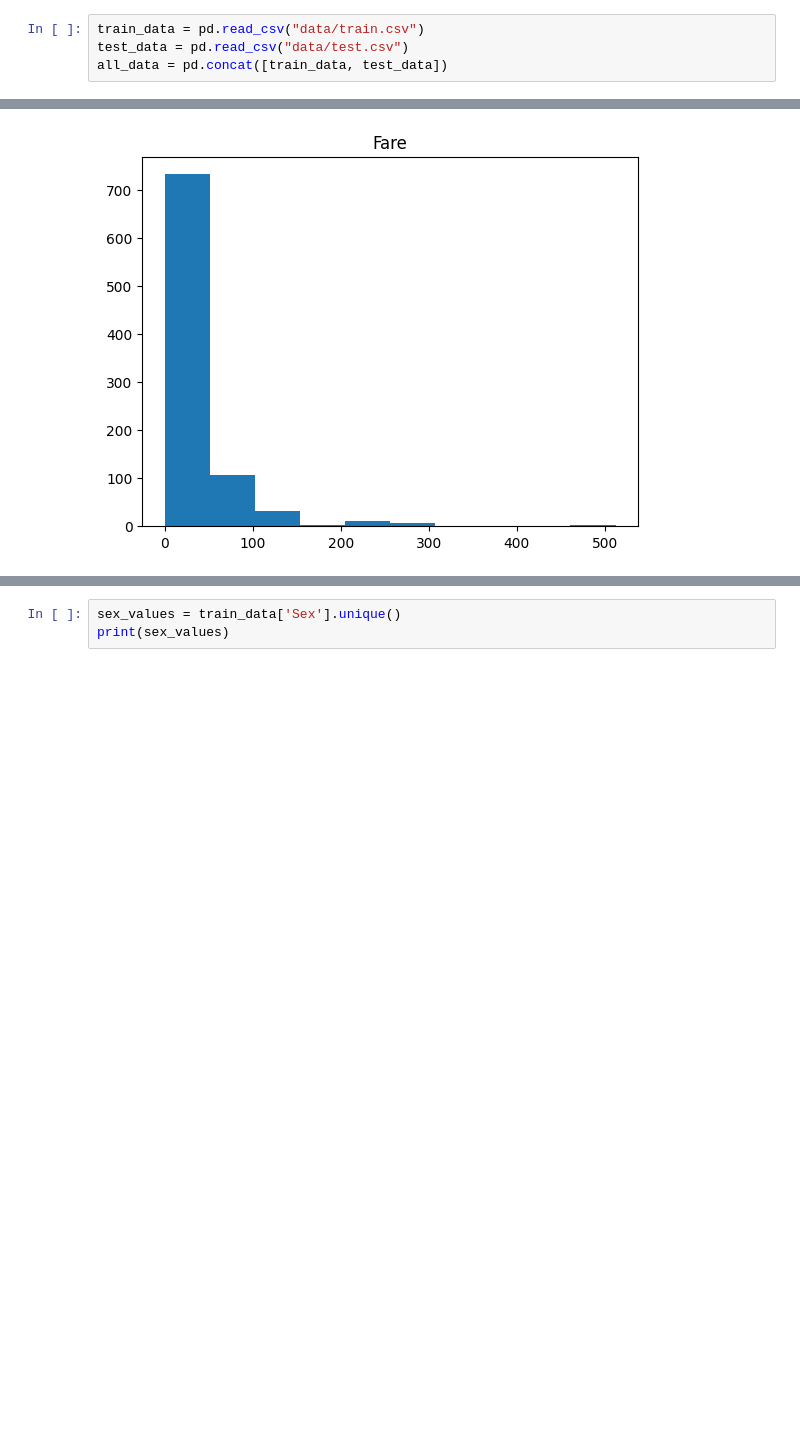
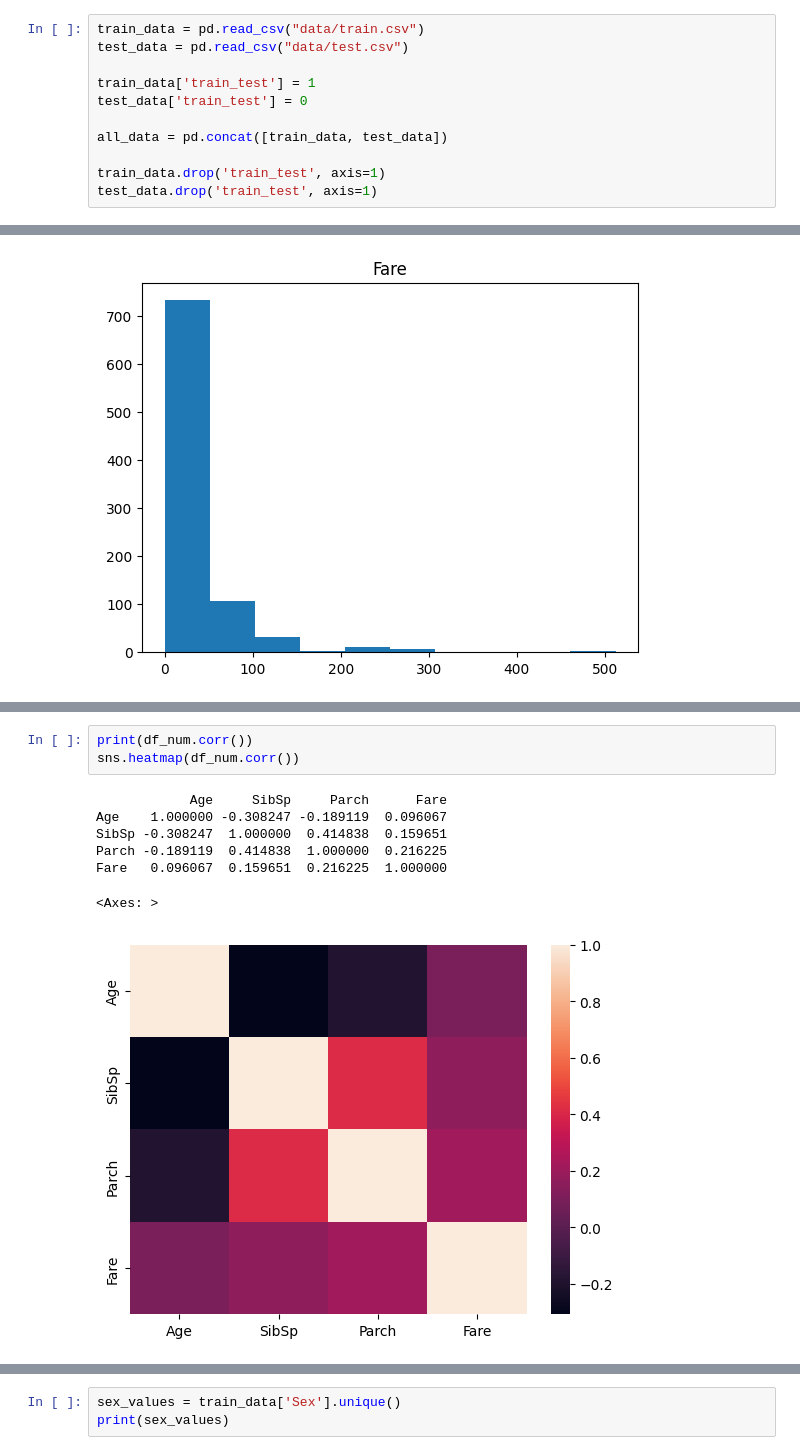
Before and after one commit to VotePyroForPres/titanic, a Jupyter notebook: main.ipynb, the cells around one changed output, grey strips where cells are left out. Saved outputs shown, nothing was run; the diff lists cells and outputs as text; blank space fills up the shorter version.

```diff
--- a/main.ipynb
+++ b/main.ipynb
@@ -49,4 +50,11 @@ data\train.csv
 # %%
 train_data = pd.read_csv("data/train.csv")
 test_data = pd.read_csv("data/test.csv")
+
+train_data['train_test'] = 1
+test_data['train_test'] = 0
+
 all_data = pd.concat([train_data, test_data])
+
+train_data.drop('train_test', axis=1)
+test_data.drop('train_test', axis=1)
@@ -75,0 +115,11 @@ train_data.head()
+# %%
+print(df_num.corr())
+sns.heatmap(df_num.corr())
+# %% [output]
+            Age     SibSp     Parch      Fare
+Age    1.000000 -0.308247 -0.189119  0.096067
+SibSp -0.308247  1.000000  0.414838  0.159651
+Parch -0.189119  0.414838  1.000000  0.216225
+Fare   0.096067  0.159651  0.216225  1.000000
+<Axes: >
+[figure, added]
```
Also changed, not shown: parts of 25 cells of this notebook, 8 other files.
